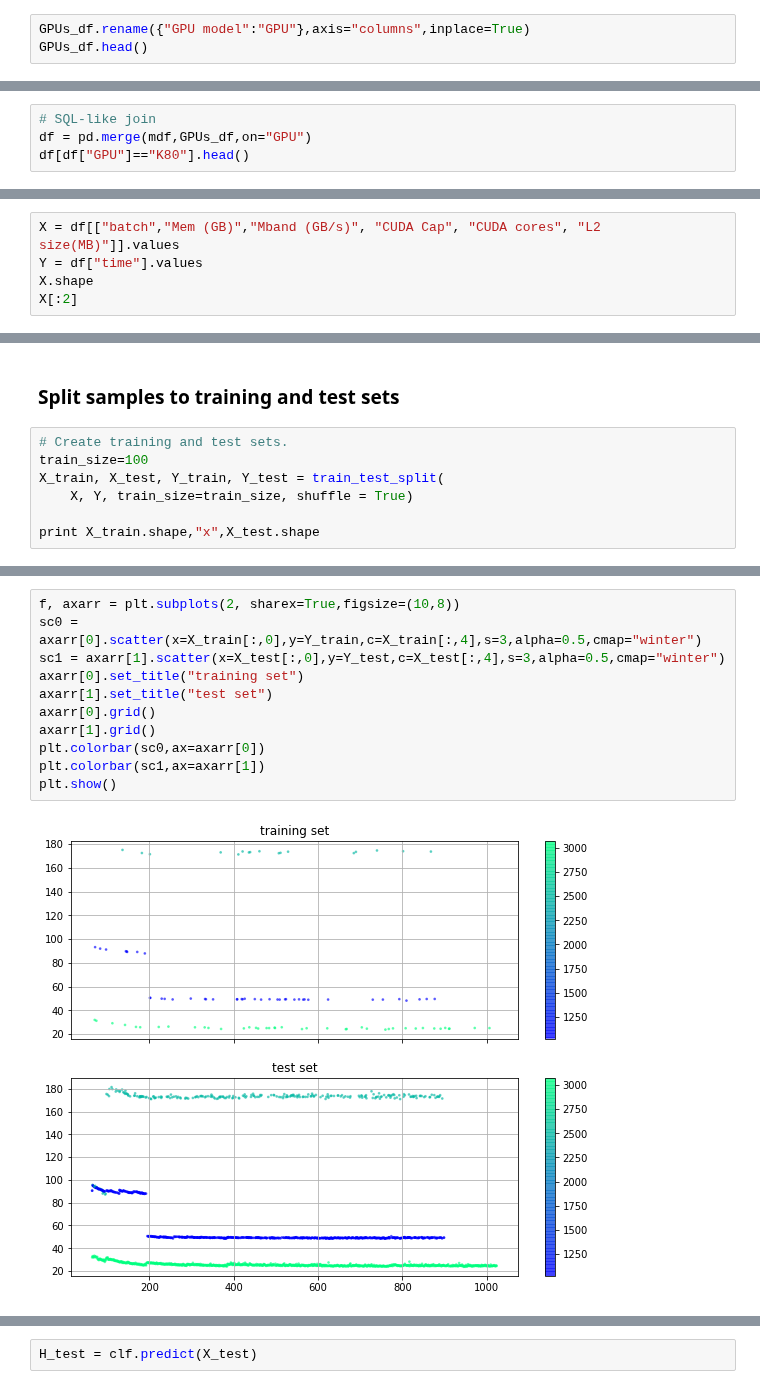
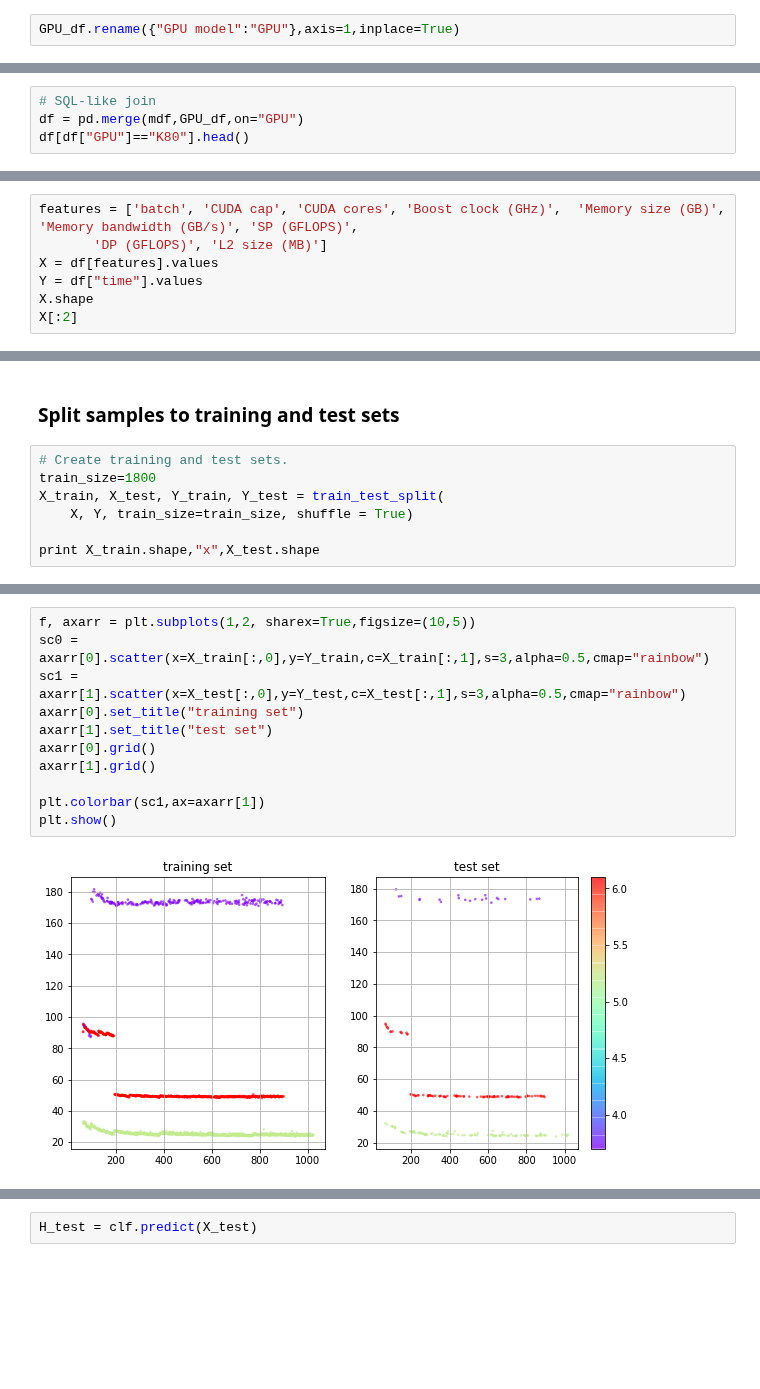
Before and after one commit to pyotr777/mlbenchmarks, a Jupyter notebook: Chainer/microseries_predict_time_multiplatforms_MSEperTrainSetSize.ipynb, the cells around one changed output, grey strips where cells are left out. Drawn from its saved outputs; the diff is of its cells as text; blank space fills up the shorter version.

Commit message:
In progress: building regression model.

```diff
--- a/Chainer/microseries_predict_time_multiplatforms_MSEperTrainSetSize.ipynb
+++ b/Chainer/microseries_predict_time_multiplatforms_MSEperTrainSetSize.ipynb
@@ -235,3 +239,2 @@ mdf.head()
 # %%
-GPUs_df.rename({"GPU model":"GPU"},axis="columns",inplace=True)
-GPUs_df.head()
+GPU_df.rename({"GPU model":"GPU"},axis=1,inplace=True)
@@ -243,5 +248,5 @@ GPUs_df.head()
 # %%
 # SQL-like join
-df = pd.merge(mdf,GPUs_df,on="GPU")
+df = pd.merge(mdf,GPU_df,on="GPU")
 df[df["GPU"]=="K80"].head()
 # %% [output]
@@ -261,5 +284,7 @@ df.plot(kind="scatter",x="batch",y="time",c="CUDA cores",grid=True,alpha=0.3,s=2
 # %%
-X = df[["batch","Mem (GB)","Mband (GB/s)", "CUDA Cap", "CUDA cores", "L2 size(MB)"]].values
+features = ['batch', 'CUDA cap', 'CUDA cores', 'Boost clock (GHz)',  'Memory size (GB)', 'Memory bandwidth (GB/s)', 'SP (GFLOPS)',
+       'DP (GFLOPS)', 'L2 size (MB)']
+X = df[features].values
 Y = df["time"].values
 X.shape
 X[:2]
@@ -279,7 +299,7 @@ plt.show()
 ### Split samples to training and test sets
 # %%
 # Create training and test sets.
-train_size=100
+train_size=1800
 X_train, X_test, Y_train, Y_test = train_test_split(
     X, Y, train_size=train_size, shuffle = True)
 
@@ -289,15 +309,15 @@ print X_train.shape,"x",X_test.shape
 # %%
-f, axarr = plt.subplots(2, sharex=True,figsize=(10,8))
-sc0 = axarr[0].scatter(x=X_train[:,0],y=Y_train,c=X_train[:,4],s=3,alpha=0.5,cmap="winter")
-sc1 = axarr[1].scatter(x=X_test[:,0],y=Y_test,c=X_test[:,4],s=3,alpha=0.5,cmap="winter")
+f, axarr = plt.subplots(1,2, sharex=True,figsize=(10,5))
+sc0 = axarr[0].scatter(x=X_train[:,0],y=Y_train,c=X_train[:,1],s=3,alpha=0.5,cmap="rainbow")
+sc1 = axarr[1].scatter(x=X_test[:,0],y=Y_test,c=X_test[:,1],s=3,alpha=0.5,cmap="rainbow")
 axarr[0].set_title("training set")
 axarr[1].set_title("test set")
 axarr[0].grid()
 axarr[1].grid()
-plt.colorbar(sc0,ax=axarr[0])
+
 plt.colorbar(sc1,ax=axarr[1])
 plt.show()
 # %% [output]
-[figure, old version]
+[figure, new version]
 # %%
 # Fit Random Forest
```
Also changed, not shown: parts of 30 cells of this notebook.
